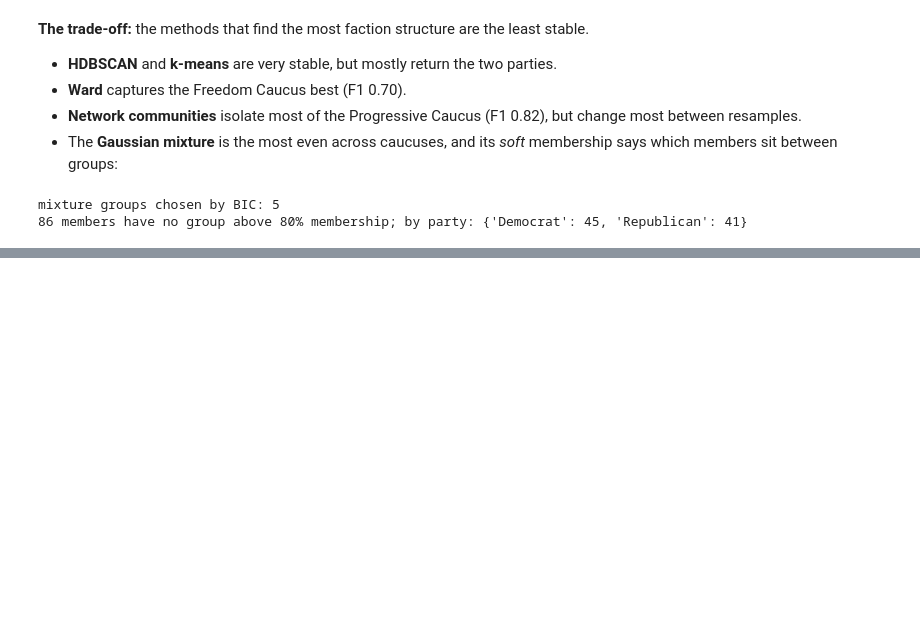
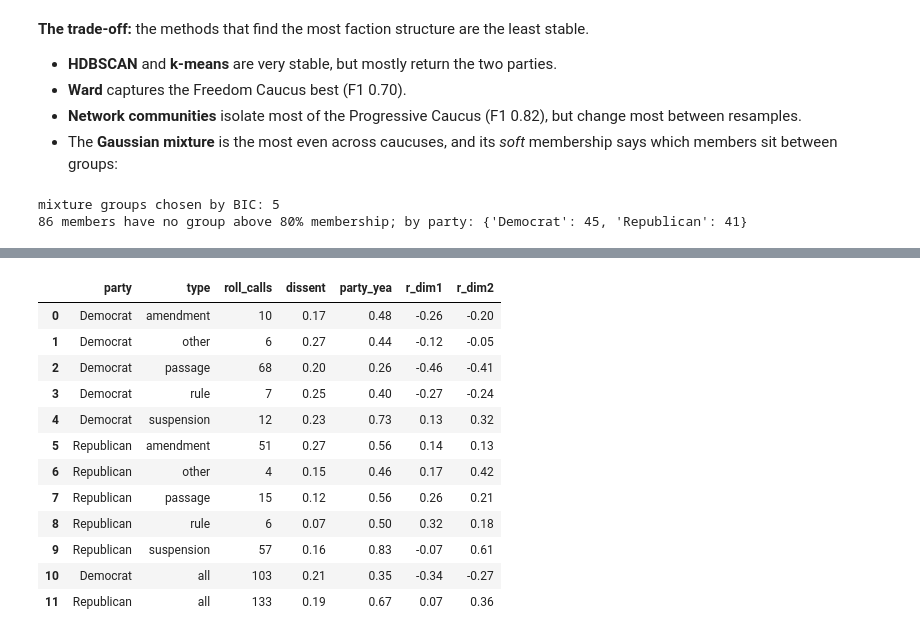
Before and after one commit to godot107/ideology-clusters, a Jupyter notebook: notebooks/02_clusters.ipynb, the cells around one changed output, grey strips where cells are left out. Cells and saved outputs as stored; diff of their text form; code cells hidden in the pictures; blank space fills up the shorter version.

```diff
--- a/notebooks/02_clusters.ipynb
+++ b/notebooks/02_clusters.ipynb
@@ -109,0 +120,16 @@ mixture groups chosen by BIC: 5
+# %%
+pd.read_csv('results/dim2_summary_119H.csv').round(2)
+# %% [output]
+|  | party | type | roll_calls | dissent | party_yea | r_dim1 | r_dim2 |
+| 0 | Democrat | amendment | 10 | 0.17 | 0.48 | -0.26 | -0.20 |
+| 1 | Democrat | other | 6 | 0.27 | 0.44 | -0.12 | -0.05 |
+| 2 | Democrat | passage | 68 | 0.20 | 0.26 | -0.46 | -0.41 |
+| 3 | Democrat | rule | 7 | 0.25 | 0.40 | -0.27 | -0.24 |
+| 4 | Democrat | suspension | 12 | 0.23 | 0.73 | 0.13 | 0.32 |
+| 5 | Republican | amendment | 51 | 0.27 | 0.56 | 0.14 | 0.13 |
+| 6 | Republican | other | 4 | 0.15 | 0.46 | 0.17 | 0.42 |
+| 7 | Republican | passage | 15 | 0.12 | 0.56 | 0.26 | 0.21 |
+| 8 | Republican | rule | 6 | 0.07 | 0.50 | 0.32 | 0.18 |
+| 9 | Republican | suspension | 57 | 0.16 | 0.83 | -0.07 | 0.61 |
+| 10 | Democrat | all | 103 | 0.21 | 0.35 | -0.34 | -0.27 |
+| 11 | Republican | all | 133 | 0.19 | 0.67 | 0.07 | 0.36 |
```
Also changed, not shown: parts of 4 cells of this notebook, 13 other files.
